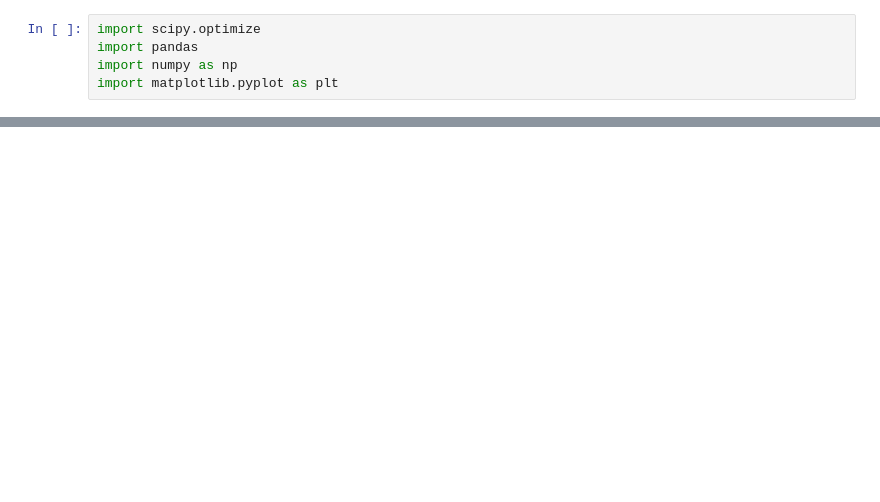
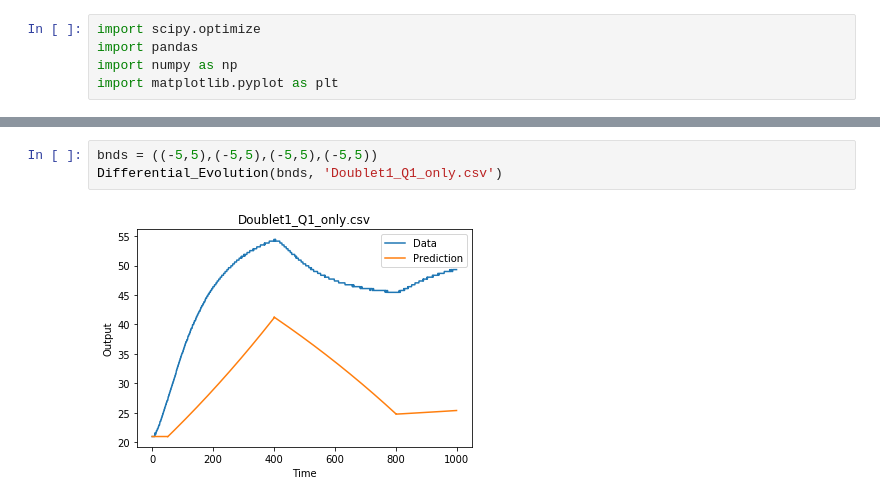
Before and after one commit to jmopperman/CSC411, a Jupyter notebook: Tidier optimization ID.ipynb, the cells around one changed output, grey strips where cells are left out. Cells and saved outputs as stored; diff of their text form; blank space fills up the shorter version.

```diff
--- a/Tidier optimization ID.ipynb
+++ b/Tidier optimization ID.ipynb
@@ -51,0 +73,5 @@ TypeError: OF() takes 2 positional arguments but 9 were given
+# %%
+bnds = ((-5,5),(-5,5),(-5,5),(-5,5))
+Differential_Evolution(bnds, 'Doublet1_Q1_only.csv')
+# %% [output]
+[figure, added]
```
Also changed, not shown: parts of 3 cells of this notebook.
